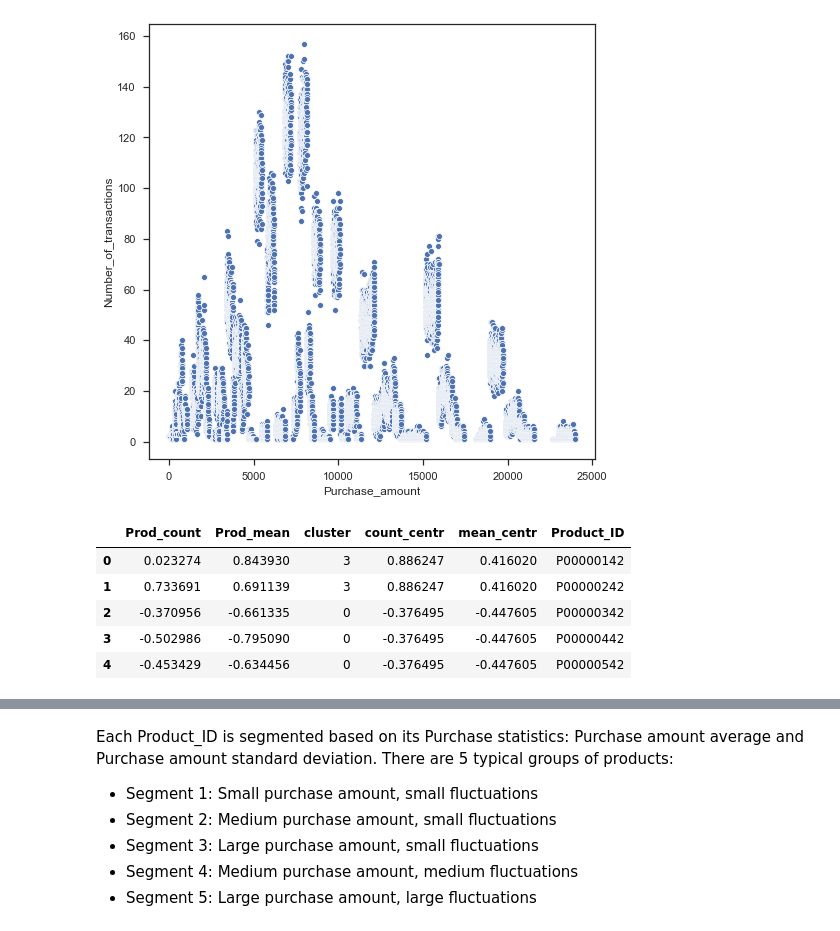
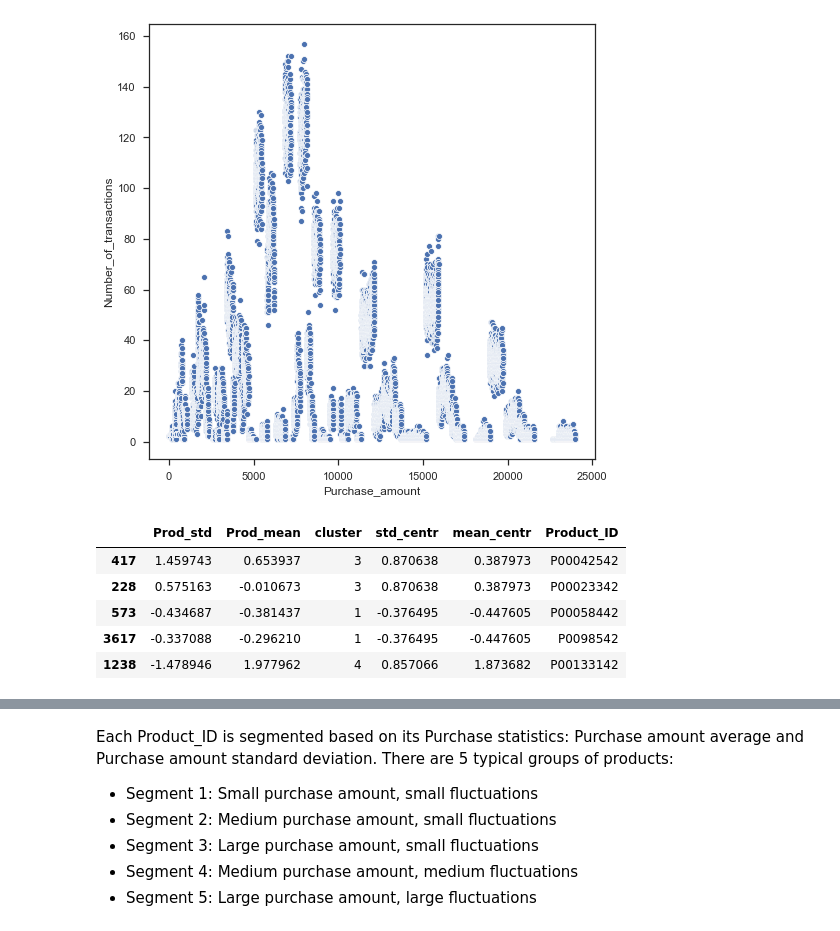
Before and after one commit to loandangnt/black-friday, a Jupyter notebook: black_friday_data_exploration.ipynb, the cells around one changed output, grey strips where cells are left out. Drawn from its saved outputs; the diff is of its cells as text; code cells hidden in the pictures.

```diff
--- a/black_friday_data_exploration.ipynb
+++ b/black_friday_data_exploration.ipynb
@@ -232,15 +233,15 @@ c_df = pd.concat([c_df.reset_index(drop=True),
 
 c_df.columns = ['Prod_std','Prod_mean','cluster',
                 'std_centr','mean_centr','Product_ID']
-# %%
-c_df.head()
-# %% [output]
-|  | Prod_count | Prod_mean | cluster | count_centr | mean_centr | Product_ID |
-| 0 | 0.023274 | 0.843930 | 3 | 0.886247 | 0.416020 | P00000142 |
-| 1 | 0.733691 | 0.691139 | 3 | 0.886247 | 0.416020 | P00000242 |
-| 2 | -0.370956 | -0.661335 | 0 | -0.376495 | -0.447605 | P00000342 |
-| 3 | -0.502986 | -0.795090 | 0 | -0.376495 | -0.447605 | P00000442 |
-| 4 | -0.453429 | -0.634456 | 0 | -0.376495 | -0.447605 | P00000542 |
+# %%
+c_df.sample(5)
+# %% [output]
+|  | Prod_std | Prod_mean | cluster | std_centr | mean_centr | Product_ID |
+| 417 | 1.459743 | 0.653937 | 3 | 0.870638 | 0.387973 | P00042542 |
+| 228 | 0.575163 | -0.010673 | 3 | 0.870638 | 0.387973 | P00023342 |
+| 573 | -0.434687 | -0.381437 | 1 | -0.376495 | -0.447605 | P00058442 |
+| 3617 | -0.337088 | -0.296210 | 1 | -0.376495 | -0.447605 | P0098542 |
+| 1238 | -1.478946 | 1.977962 | 4 | 0.857066 | 1.873682 | P00133142 |
 # %%
 plt.figure(figsize=(10,8))
 sns.scatterplot(c_df['Prod_mean'], c_df['Prod_std'], hue=c_df['cluster'],palette='tab10')
```
Also changed, not shown: parts of 13 cells of this notebook.
